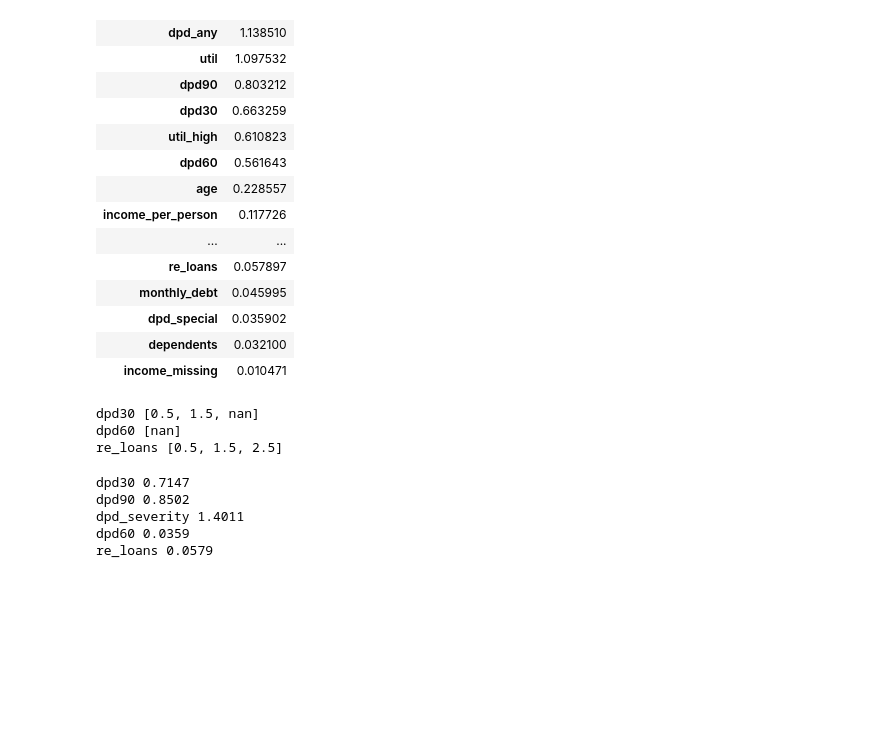
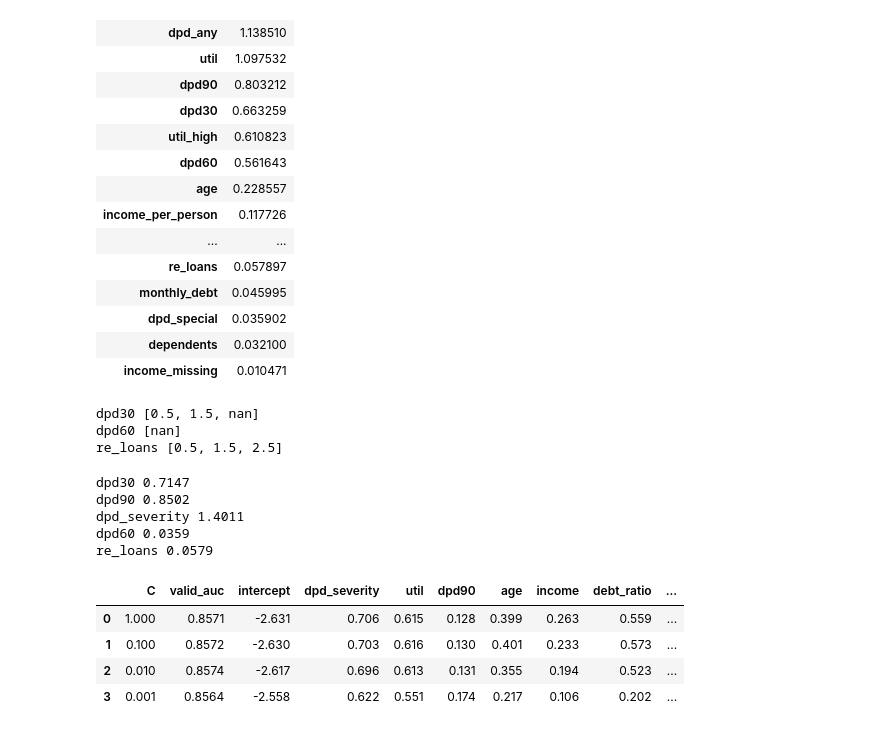
Before and after one commit to DUJIALING-sketch/credit_scorecard, a Jupyter notebook: my_scorecard.ipynb, the cells around one changed output. Drawn from its saved outputs; the diff is of its cells as text; code cells hidden in the pictures; blank space fills up the shorter version.

```diff
--- a/my_scorecard.ipynb
+++ b/my_scorecard.ipynb
@@ -1224,5 +1224,23 @@ re_loans 0.0579
 #结果分析：加上 empty_separate=True 后，和手写版完全一致。差异的原因确认是缺失值有没有单独成箱。
 #dp60分箱原因：「每箱至少 5%」这个限制。 dpd60 > 0 的人不到 5%，决策树没法把「0 次」和「1 次及以上」切开，dpd60 的风险信息几乎全丢了。
 # %%
-#下一步：整理 GitHub 仓库
-#面试官看到简历上的项目，经常会问「有代码吗？」。能直接给一个链接，展示清晰的代码 + 说明文档，比口头描述有说服力得多。
+#修改正则化参数——sklearn 里的 C 参数：
+from sklearn.linear_model import LogisticRegression
+from sklearn.metrics import roc_auc_score
+
+features = ['dpd_severity', 'util', 'dpd90', 'age', 'income', 'debt_ratio', 'monthly_debt']
+
+res = []
+for C in [1.0, 0.1, 0.01, 0.001]:   #C 越大（比如 1.0）：正则化越弱，模型越“自由”，容易过拟合。C 越小（比如 0.001）：正则化越强，对模型的限制越狠，容易欠拟合。
+    lr = LogisticRegression(C=C, max_iter=1000)
+    lr.fit(woe_train[features], train['y'])#auc：把预测概率和真实标签丢给裁判，裁判给出一个评分。
+    auc = roc_auc_score(valid['y'], lr.predict_proba(woe_valid[features])[:, 1])#predict_proba(...)[:, 1]：模型算出了验证集里每个人是坏人的概率
+    res.append([C, round(auc, 4), round(lr.intercept_[0], 3)] + list(lr.coef_[0].round(3)))
+
+pd.DataFrame(res, columns=['C', 'valid_auc', 'intercept'] + features)
+# %% [output]
+|  | C | valid_auc | intercept | dpd_severity | util | dpd90 | age | income | debt_ratio | ... |
+| 0 | 1.000 | 0.8571 | -2.631 | 0.706 | 0.615 | 0.128 | 0.399 | 0.263 | 0.559 | ... |
+| 1 | 0.100 | 0.8572 | -2.630 | 0.703 | 0.616 | 0.130 | 0.401 | 0.233 | 0.573 | ... |
+| 2 | 0.010 | 0.8574 | -2.617 | 0.696 | 0.613 | 0.131 | 0.355 | 0.194 | 0.523 | ... |
+| 3 | 0.001 | 0.8564 | -2.558 | 0.622 | 0.551 | 0.174 | 0.217 | 0.106 | 0.202 | ... |
```
Also changed, not shown: parts of 1 cell of this notebook.
